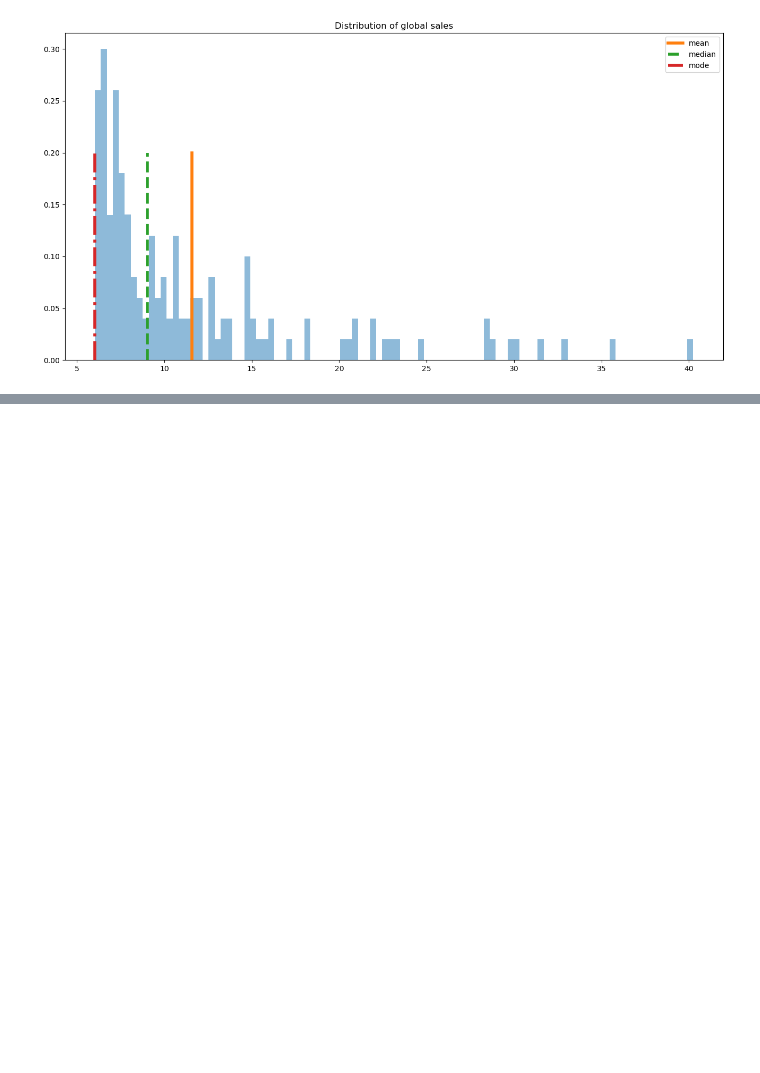
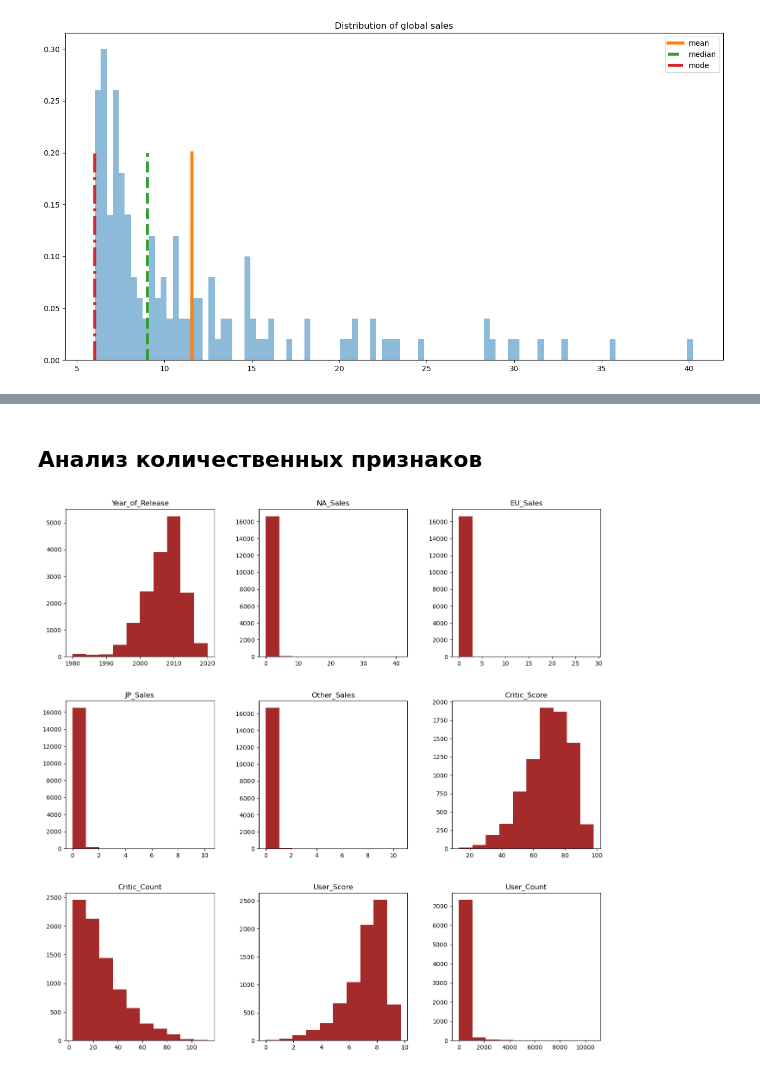
Before and after one commit to dnlygvtv/Python_for_Data_Science_HWs, a Jupyter notebook: HW/HW_3.ipynb, the cells around one changed output, grey strips where cells are left out. Drawn from its saved outputs; the diff is of its cells as text; code cells hidden in the pictures; blank space fills up the shorter version.

```diff
--- a/HW/HW_3.ipynb
+++ b/HW/HW_3.ipynb
@@ -137,0 +140,9 @@ plt.suptitle('Distribution of Sales');
+# %% [markdown]
+## Анализ количественных признаков
+# %%
+df_num_features = df.select_dtypes(include=['float64', 'float32', 'float16'])
+df_num_features.drop('Global_Sales', axis=1, inplace=True)
+# %%
+df_num_features.hist(figsize=(16, 16), grid=False, color='brown');
+# %% [output]
+[figure, added]
```
Also changed, not shown: parts of 16 cells of this notebook.
